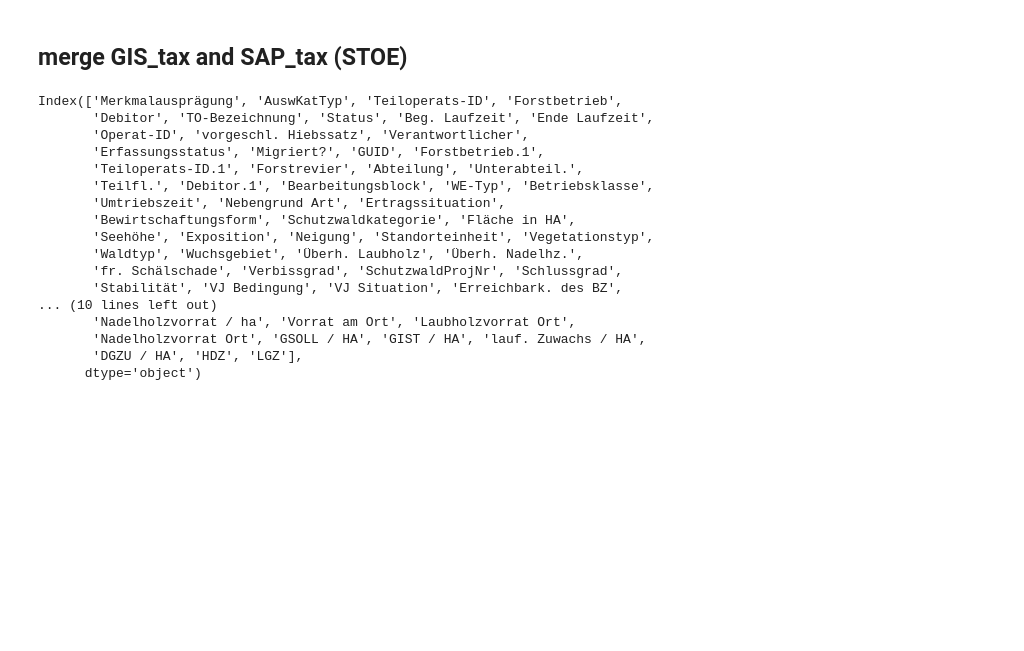
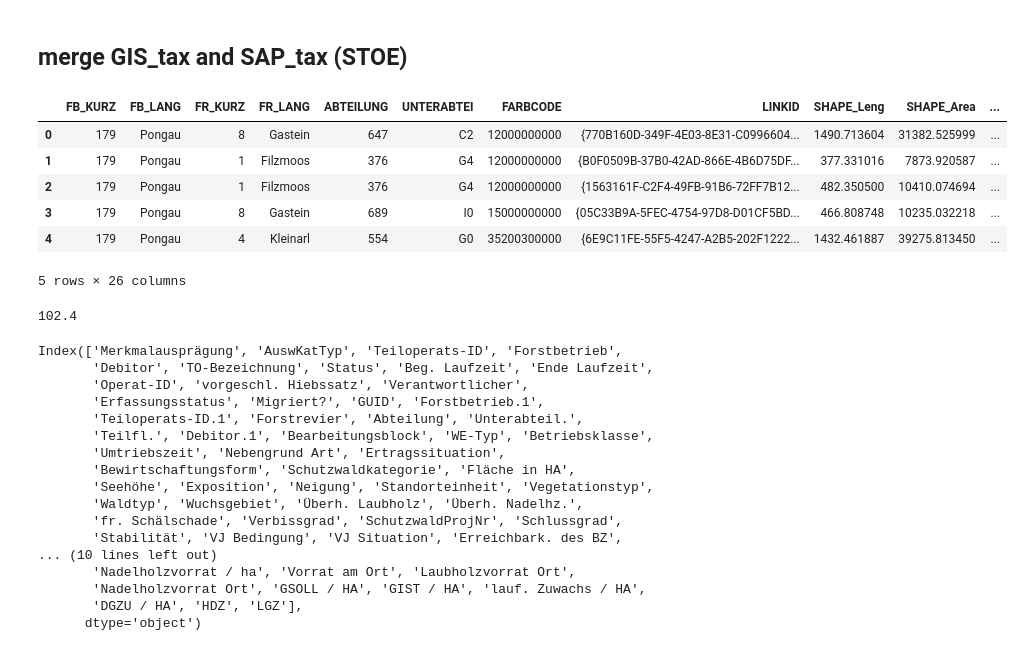
Before and after one commit to satlawa/edin_diss_geo, a Jupyter notebook: new/create_GIS_tax.ipynb, the cells around one changed output. Drawn from its saved outputs; the diff is of its cells as text; code cells hidden in the pictures; blank space fills up the shorter version.

```diff
--- a/new/create_GIS_tax.ipynb
+++ b/new/create_GIS_tax.ipynb
@@ -183,2 +193,14 @@ sap_tax_stoe.head()
 # %% [markdown]
 ## merge GIS_tax and SAP_tax (STOE)
+# %%
+db_data = db_data.merge(sap_tax_stoe, on='id')
+# %%
+db_data.head()
+# %% [output]
+|  | FB_KURZ | FB_LANG | FR_KURZ | FR_LANG | ABTEILUNG | UNTERABTEI | FARBCODE | LINKID | SHAPE_Leng | SHAPE_Area | ... |
+| 0 | 179 | Pongau | 8 | Gastein | 647 | C2 | 12000000000 | {770B160D-349F-4E03-8E31-C0996604... | 1490.713604 | 31382.525999 | ... |
+| 1 | 179 | Pongau | 1 | Filzmoos | 376 | G4 | 12000000000 | {B0F0509B-37B0-42AD-866E-4B6D75DF... | 377.331016 | 7873.920587 | ... |
+| 2 | 179 | Pongau | 1 | Filzmoos | 376 | G4 | 12000000000 | {1563161F-C2F4-49FB-91B6-72FF7B12... | 482.350500 | 10410.074694 | ... |
+| 3 | 179 | Pongau | 8 | Gastein | 689 | I0 | 15000000000 | {05C33B9A-5FEC-4754-97D8-D01CF5BD... | 466.808748 | 10235.032218 | ... |
+| 4 | 179 | Pongau | 4 | Kleinarl | 554 | G0 | 35200300000 | {6E9C11FE-55F5-4247-A2B5-202F1222... | 1432.461887 | 39275.813450 | ... |
+5 rows × 26 columns
@@ -185,3 +219,7 @@ sap_tax_stoe.head()
+# %%
+512*0.2
+# %% [output]
+102.4
 # %%
 # filter thinnings (DE, DF, ND)
 # %%
```
Also changed, not shown: parts of 10 cells of this notebook, 1 other file.
